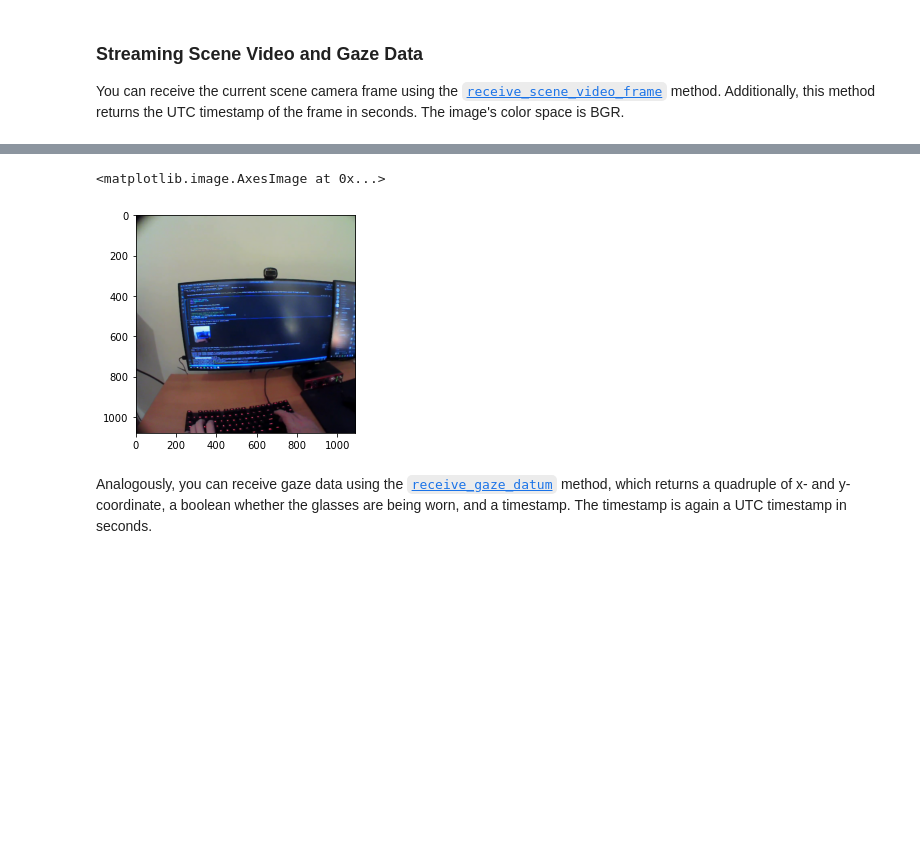
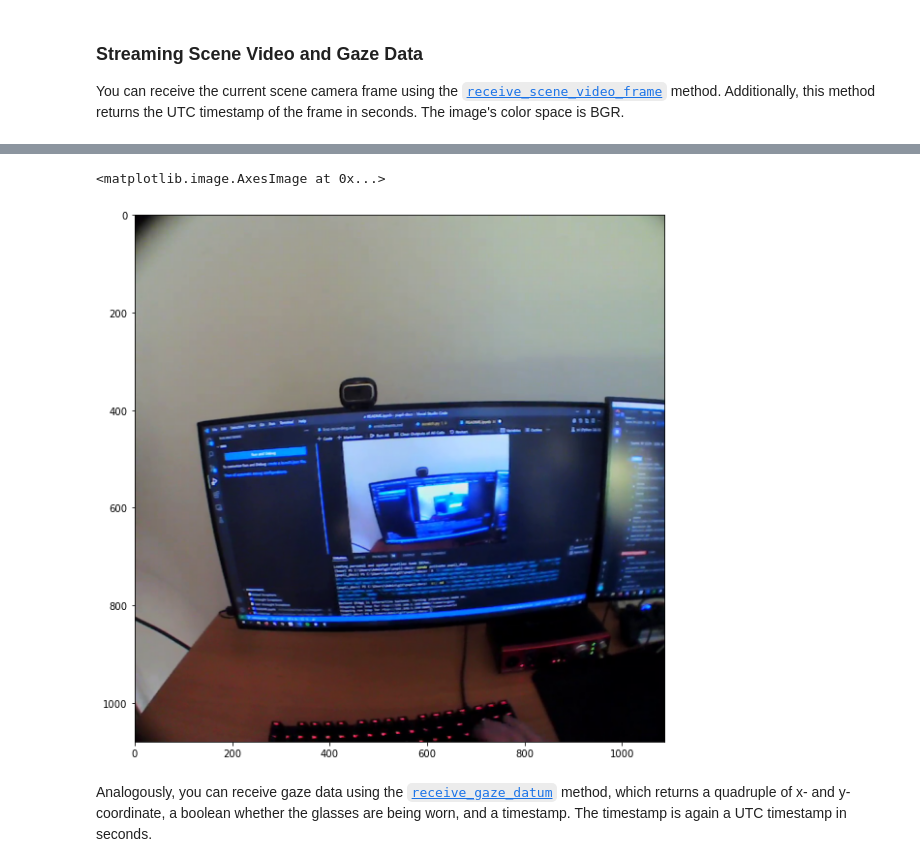
Before and after one commit to pupil-labs/pupil-docs, a Jupyter notebook: src/invisible/how-tos/integrate-with-the-real-time-api/introduction/README.ipynb, the cells around one changed output, grey strips where cells are left out. Saved outputs shown, nothing was run; the diff lists cells and outputs as text; code cells hidden in the pictures; blank space fills up the shorter version.

```diff
--- a/src/invisible/how-tos/integrate-with-the-real-time-api/introduction/README.ipynb
+++ b/src/invisible/how-tos/integrate-with-the-real-time-api/introduction/README.ipynb
@@ -36,7 +36,7 @@ import nest_asyncio
 nest_asyncio.apply()
 
 from pupil_labs.realtime_api.simple import discover_one_device
-device = discover_one_device(max_search_duration_seconds=10)
+device = discover_one_device()
 # %% [markdown]
 With the device connected, you can check various properties of the Companion device and the Pupil Invisible Glasses:
 # %%
@@ -105,5 +105,7 @@ print(f"This scene camera image was recorded at {dt}")
 # matplotlib expects images to be in RGB rather than BGR.
 # Thus we use OpenCv to convert color spaces.
 scene_image_rgb = cv2.cvtColor(scene_sample.bgr_pixels, cv2.COLOR_BGR2RGB)
+
+plt.figure(figsize=(10, 10))
 plt.imshow(scene_image_rgb)
 # %% [output]
@@ -111,5 +113,5 @@ This scene camera image was recorded at 2022-01-19 16:08:55.194978
 <matplotlib.image.AxesImage at 0x...>
-[figure, old version]
+[figure, new version]
 # %% [markdown]
 Analogously, you can receive gaze data using the [`receive_gaze_datum`](https://pupil-labs-realtime-api.readthedocs.io/en/latest/api/simple.html#pupil_labs.realtime_api.simple.Device.receive_gaze_datum) method,
 which returns a quadruple of x- and y-coordinate, a boolean whether the glasses are being worn,
```
Also changed, not shown: parts of 5 cells of this notebook.
